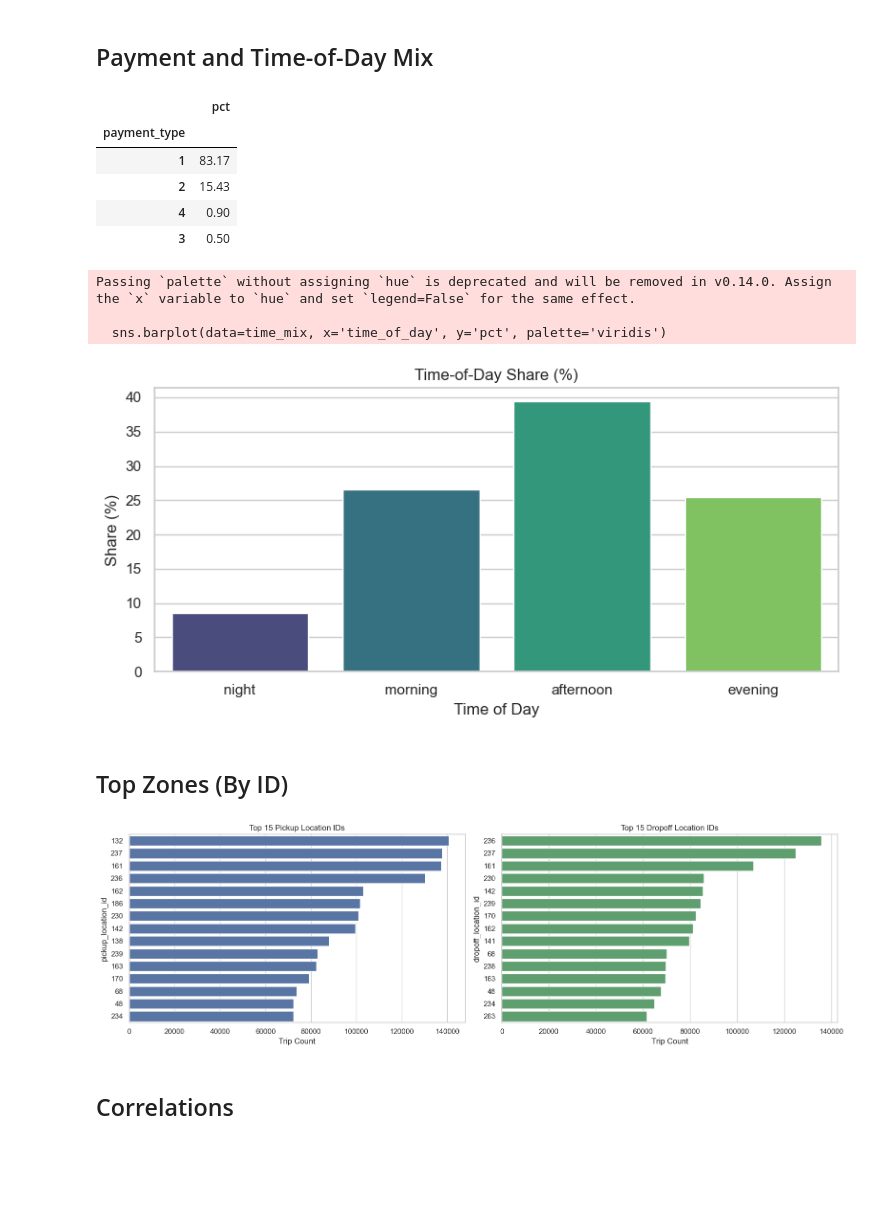
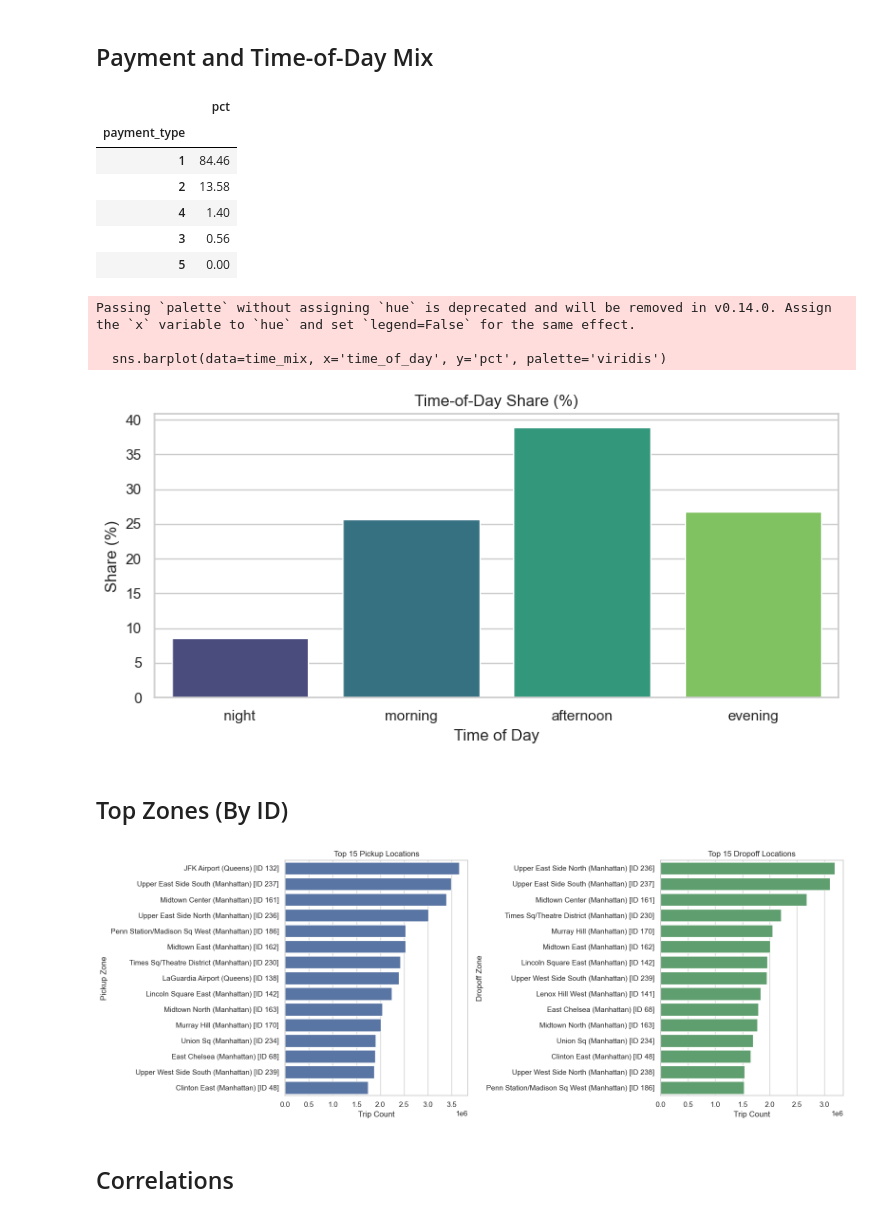
Before and after one commit to ellieryus/nyc-mobility-analysis, a Jupyter notebook: notebooks/exploratory/eda_processed_data.executed.ipynb, the cells around one changed output. Drawn from its saved outputs; the diff is of its cells as text; code cells hidden in the pictures; blank space fills up the shorter version.

Commit message:
data scrapping + update processed data

```diff
--- a/notebooks/exploratory/eda_processed_data.executed.ipynb
+++ b/notebooks/exploratory/eda_processed_data.executed.ipynb
@@ -21,6 +21,6 @@ DATA_PATH = Path(r'C:\Users\user\Documents\Winter26\EnterPri\Project\nyc-mobilit
 # %% [markdown]
 ## Load Data
 # %%
-df = pd.read_parquet(DATA_PATH)
-print(f'Shape: {df.shape[0]:,} rows x {df.shape[1]:,} columns')
-df.head()
+# df = pd.read_parquet(DATA_PATH)
+# print(f'Shape: {df.shape[0]:,} rows x {df.shape[1]:,} columns')
+# df.head()
@@ -28,0 +29,23 @@ ArrowInvalid: Could not open Parquet input source '<Buffer>': Parquet magic byte
+# %%
+data_dir = Path('../../data/processed')
+
+print(f"Looking in: {data_dir.absolute()}")
+print(f"Exists? {data_dir.exists()}")
+
+if data_dir.exists():
+    files = sorted(glob.glob(str(data_dir / 'yellow_tripdata_*.parquet')))
+
+    # Load all
+    dfs = [pd.read_parquet(f) for f in files]
+    df = pd.concat(dfs, ignore_index=True)
+
+    print(f'Shape: {df.shape[0]:,} rows x {df.shape[1]:,} columns')
+    df.head()
+else:
+    print("Check raw data:")
+    raw_dir = Path('../../data/raw')
+    print(f"Raw data exists? {raw_dir.exists()}")
+
+    if raw_dir.exists():
+        raw_files = list(raw_dir.glob('*.parquet'))
+        print(f"Raw files: {len(raw_files)}")
@@ -162,10 +198,11 @@ payment_mix
 # %% [output]
 |  | pct |
 | payment_type |  |
-| 1 | 83.17 |
-| 2 | 15.43 |
-| 4 | 0.90 |
-| 3 | 0.50 |
+| 1 | 84.46 |
+| 2 | 13.58 |
+| 4 | 1.40 |
+| 3 | 0.56 |
+| 5 | 0.00 |
 # %%
 time_mix = (
     df['time_of_day']
@@ -187,12 +224,12 @@ plt.show()
 Passing `palette` without assigning `hue` is deprecated and will be removed in v0.14.0. Assign the `x` variable to `hue` and set `legend=False` for the same effect.
 
   sns.barplot(data=time_mix, x='time_of_day', y='pct', palette='viridis')
-[figure, old version]
+[figure, new version]
 # %% [markdown]
 ## Top Zones (By ID)
 # %%
 # Adjust path if your notebook is under notebooks/ (e.g., "../../data/external/taxi_zone_lookup.csv")
-zones = pd.read_csv("data/external/taxi_zone_lookup.csv")[["LocationID", "Zone", "Borough"]]
+zones = pd.read_csv("../../data/external/taxi_zone_lookup.csv")[["LocationID", "Zone", "Borough"]]
 zones["label"] = zones["Zone"] + " (" + zones["Borough"] + ")"
 id_to_label = zones.set_index("LocationID")["label"]
 
@@ -203,34 +240,34 @@ pickup_plot = top_pickup.rename_axis("LocationID").reset_index(name="Trip Count"
 dropoff_plot = top_dropoff.rename_axis("LocationID").reset_index(name="Trip Count")
 
 pickup_plot["Location"] = (
     pickup_plot["LocationID"].map(id_to_label).fillna("Unknown")
     + " [ID "
     + pickup_plot["LocationID"].astype(str)
     + "]"
 )
 dropoff_plot["Location"] = (
     dropoff_plot["LocationID"].map(id_to_label).fillna("Unknown")
     + " [ID "
     + dropoff_plot["LocationID"].astype(str)
     + "]"
 )
 
 fig, axes = plt.subplots(1, 2, figsize=(16, 6))
 
 sns.barplot(data=pickup_plot, x="Trip Count", y="Location", ax=axes[0], color="#4c72b0")
 axes[0].set_title("Top 15 Pickup Locations")
 axes[0].set_xlabel("Trip Count")
 axes[0].set_ylabel("Pickup Zone")
 
 sns.barplot(data=dropoff_plot, x="Trip Count", y="Location", ax=axes[1], color="#55a868")
 axes[1].set_title("Top 15 Dropoff Locations")
 axes[1].set_xlabel("Trip Count")
 axes[1].set_ylabel("Dropoff Zone")
 
 plt.tight_layout()
 plt.show()
 # %% [output]
-[figure, old version]
+[figure, new version]
 # %% [markdown]
 ## Correlations
 # %%
```
Also changed, not shown: parts of 12 cells of this notebook, 2 other files.
